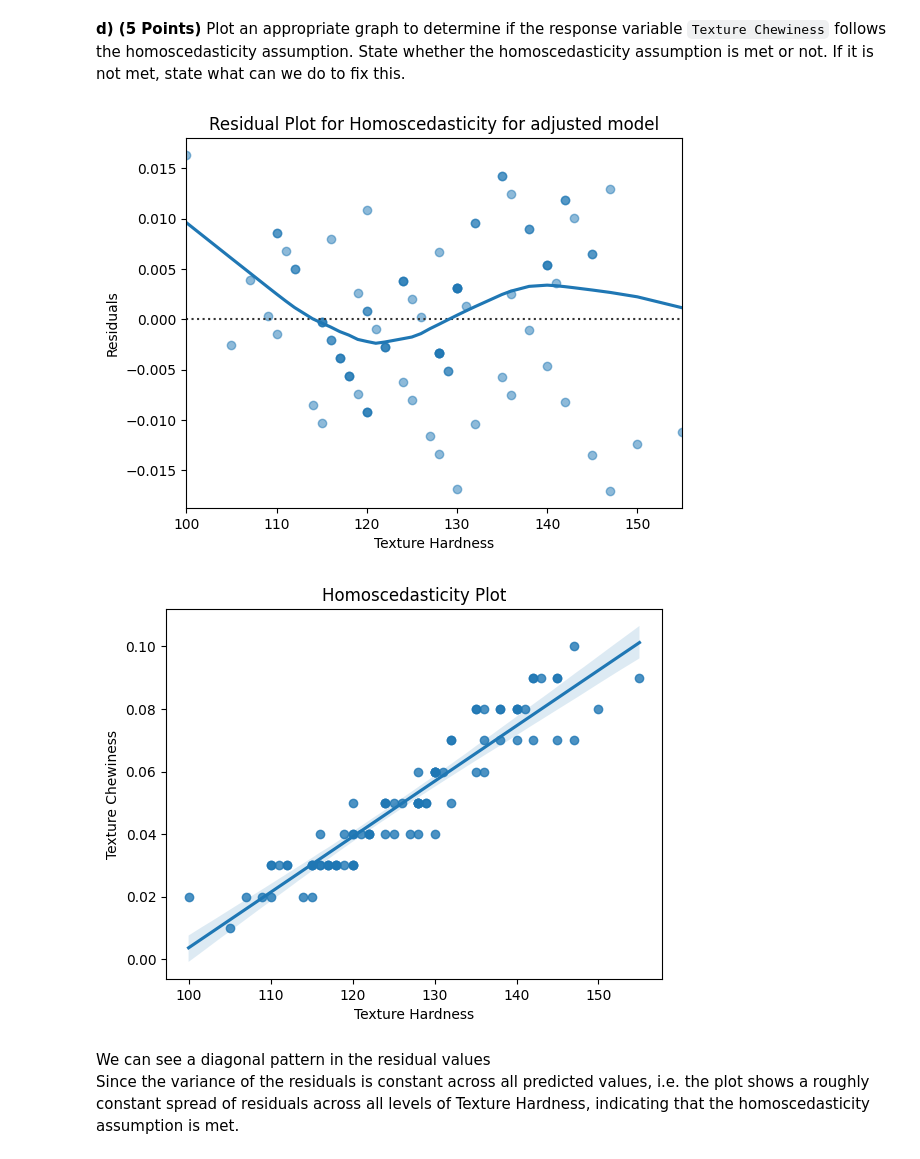
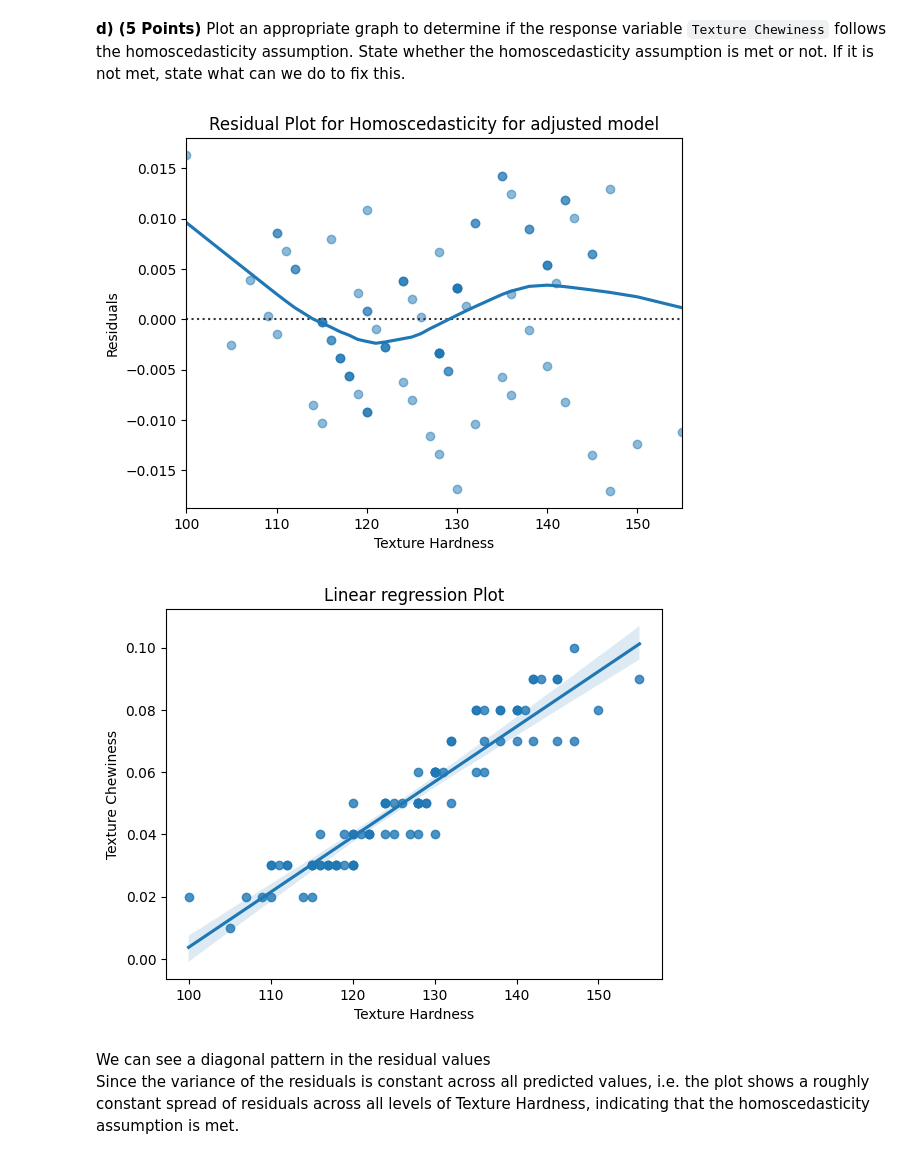
Before and after one commit to CS506-Boston-University/homework-4-phs-sakshi, a Jupyter notebook: homework4.ipynb, the cells around one changed output. Drawn from its saved outputs; the diff is of its cells as text; code cells hidden in the pictures.

```diff
--- a/homework4.ipynb
+++ b/homework4.ipynb
@@ -327,21 +327,21 @@ It is important to check that the variance of the response variable is the same
 # %%
 import matplotlib.pyplot as plt
 import seaborn as sns
 
 sns.residplot(x='Texture Hardness', y='Texture Chewiness', data=cookie_data, lowess=True, scatter_kws={'alpha': 0.5})
 plt.xlabel('Texture Hardness')
 plt.ylabel('Residuals')
 plt.title('Residual Plot for Homoscedasticity for adjusted model')
 plt.show()
 
 sns.regplot(x='Texture Hardness', y='Texture Chewiness', data=cookie_data)
 plt.xlabel('Texture Hardness')
 plt.ylabel('Texture Chewiness')
-plt.title('Homoscedasticity Plot')
+plt.title('Linear regression Plot')
 plt.show()
 # %% [output]
 [figure]
-[figure, old version]
+[figure, new version]
 # %% [markdown]
 We can see a diagonal pattern in the residual values <br />
 Since the variance of the residuals is constant across all predicted values, i.e.
```
Also changed, not shown: parts of 11 cells of this notebook, 2 other files.
